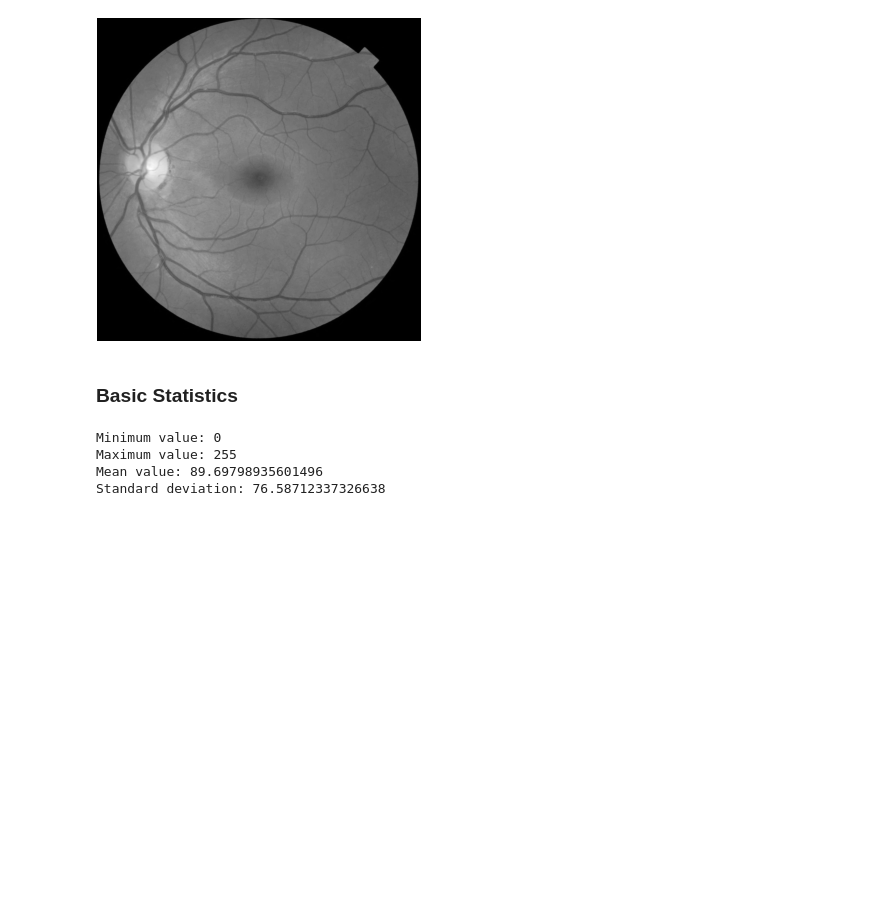
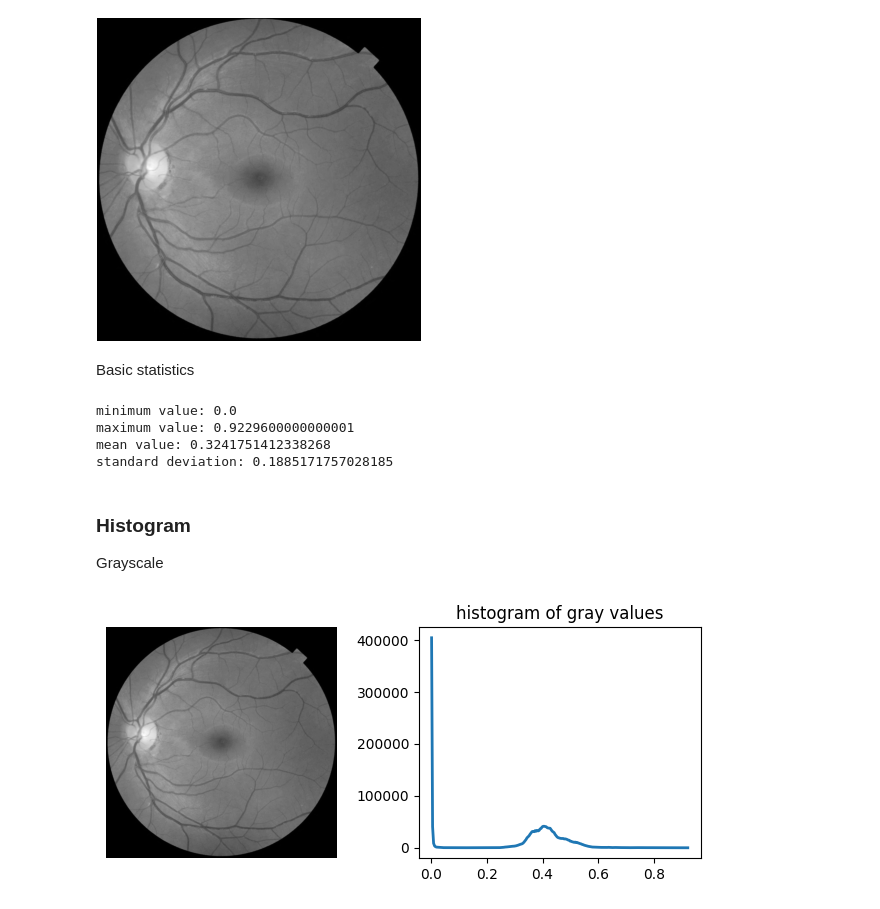
Before and after one commit to thiagopx/pdi, a Jupyter notebook: notebooks/01_intro.ipynb, the cells around one changed output. Saved outputs shown, nothing was run; the diff lists cells and outputs as text; code cells hidden in the pictures; blank space fills up the shorter version.

```diff
--- a/notebooks/01_intro.ipynb
+++ b/notebooks/01_intro.ipynb
@@ -51,20 +72,33 @@ pixel type: float64
 dims: (1411, 1411)
 size: 15927368 bytes
 [figure]
-# %% [markdown]
-### Basic Statistics
+# %% [markdown]
+Basic statistics
 # %%
-min_val = np.min(image)
-max_val = np.max(image)
-mean_val = np.mean(image)
-std_dev = np.std(image)
+min_val = np.min(gray)
+max_val = np.max(gray)
+mean_val = np.mean(gray)
+std_dev = np.std(gray)
 
-print(f"Minimum value: {min_val}")
-print(f"Maximum value: {max_val}")
-print(f"Mean value: {mean_val}")
-print(f"Standard deviation: {std_dev}")
+print(f"minimum value: {min_val}")
+print(f"maximum value: {max_val}")
+print(f"mean value: {mean_val}")
+print(f"standard deviation: {std_dev}")
 # %% [output]
-Minimum value: 0
-Maximum value: 255
-Mean value: 89.69798935601496
-Standard deviation: 76.58712337326638
+minimum value: 0.0
+maximum value: 0.9229600000000001
+mean value: 0.3241751412338268
+standard deviation: 0.1885171757028185
+# %% [markdown]
+### Histogram
+Grayscale
+# %%
+hist, hist_centers = histogram(gray)
+fig, axes = plt.subplots(1, 2, figsize=(8, 3))
+axes[0].imshow(gray, cmap="gray")
+axes[0].axis('off')
+axes[1].plot(hist_centers, hist, lw=2)
+axes[1].set_title('histogram of gray values')
+plt.show()
+# %% [output]
+[figure, added]
```
Also changed, not shown: parts of 10 cells of this notebook, 2 other files.
